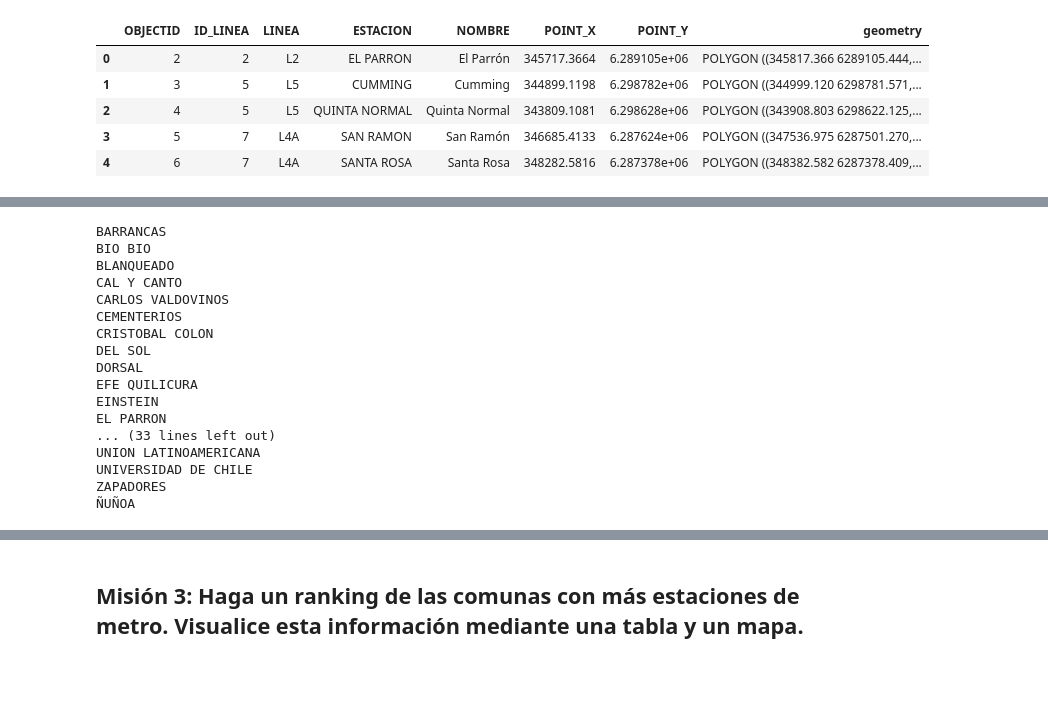
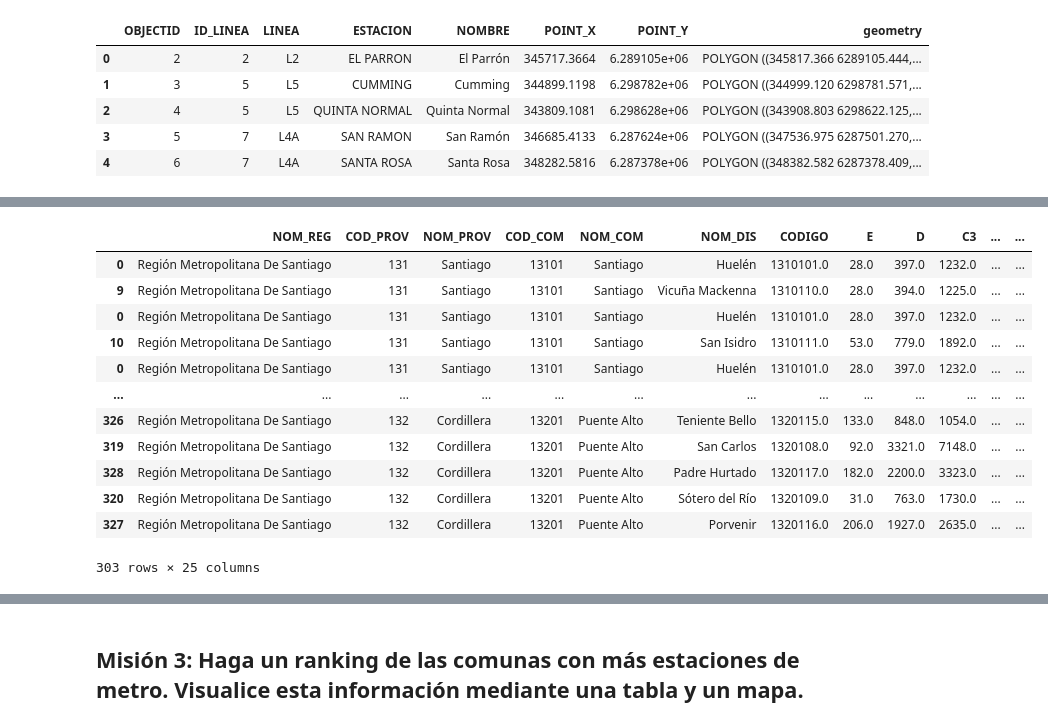
Before and after one commit to IIC2115/Syllabus-2024-1, a Jupyter notebook: Ayudantías/Ayudantía 4/E2.ipynb, the cells around one changed output, grey strips where cells are left out. Saved outputs shown, nothing was run; the diff lists cells and outputs as text; code cells hidden in the pictures; blank space fills up the shorter version.

```diff
--- a/Ayudantías/Ayudantía 4/E2.ipynb
+++ b/Ayudantías/Ayudantía 4/E2.ipynb
@@ -217,21 +204,18 @@ for nombre, grupo in agrupando_distritos_estaciones:
-# %%
-for estacion in estaciones_filtradas:
-  print(estacion)
-# %% [output]
-BARRANCAS
-BIO BIO
-BLANQUEADO
-CAL Y CANTO
-CARLOS VALDOVINOS
-CEMENTERIOS
-CRISTOBAL COLON
-DEL SOL
-DORSAL
-EFE QUILICURA
-EINSTEIN
-EL PARRON
-... (33 lines left out)
-UNION LATINOAMERICANA
-UNIVERSIDAD DE CHILE
-ZAPADORES
-ÑUÑOA
+# %%
+# Se agrupan por estación
+agrupando_distritos_estaciones = distritos_metro.groupby("ESTACION")
+display(agrupando_distritos_estaciones.head(10))
+# %% [output]
+|  | NOM_REG | COD_PROV | NOM_PROV | COD_COM | NOM_COM | NOM_DIS | CODIGO | E | D | C3 | ... | ... |
+| 0 | Región Metropolitana De Santiago | 131 | Santiago | 13101 | Santiago | Huelén | 1310101.0 | 28.0 | 397.0 | 1232.0 | ... | ... |
+| 9 | Región Metropolitana De Santiago | 131 | Santiago | 13101 | Santiago | Vicuña Mackenna | 1310110.0 | 28.0 | 394.0 | 1225.0 | ... | ... |
+| 0 | Región Metropolitana De Santiago | 131 | Santiago | 13101 | Santiago | Huelén | 1310101.0 | 28.0 | 397.0 | 1232.0 | ... | ... |
+| 10 | Región Metropolitana De Santiago | 131 | Santiago | 13101 | Santiago | San Isidro | 1310111.0 | 53.0 | 779.0 | 1892.0 | ... | ... |
+| 0 | Región Metropolitana De Santiago | 131 | Santiago | 13101 | Santiago | Huelén | 1310101.0 | 28.0 | 397.0 | 1232.0 | ... | ... |
+| ... | ... | ... | ... | ... | ... | ... | ... | ... | ... | ... | ... | ... |
+| 326 | Región Metropolitana De Santiago | 132 | Cordillera | 13201 | Puente Alto | Teniente Bello | 1320115.0 | 133.0 | 848.0 | 1054.0 | ... | ... |
+| 319 | Región Metropolitana De Santiago | 132 | Cordillera | 13201 | Puente Alto | San Carlos | 1320108.0 | 92.0 | 3321.0 | 7148.0 | ... | ... |
+| 328 | Región Metropolitana De Santiago | 132 | Cordillera | 13201 | Puente Alto | Padre Hurtado | 1320117.0 | 182.0 | 2200.0 | 3323.0 | ... | ... |
+| 320 | Región Metropolitana De Santiago | 132 | Cordillera | 13201 | Puente Alto | Sótero del Río | 1320109.0 | 31.0 | 763.0 | 1730.0 | ... | ... |
+| 327 | Región Metropolitana De Santiago | 132 | Cordillera | 13201 | Puente Alto | Porvenir | 1320116.0 | 206.0 | 1927.0 | 2635.0 | ... | ... |
+303 rows × 25 columns
```
Also changed, not shown: parts of 15 cells of this notebook.
